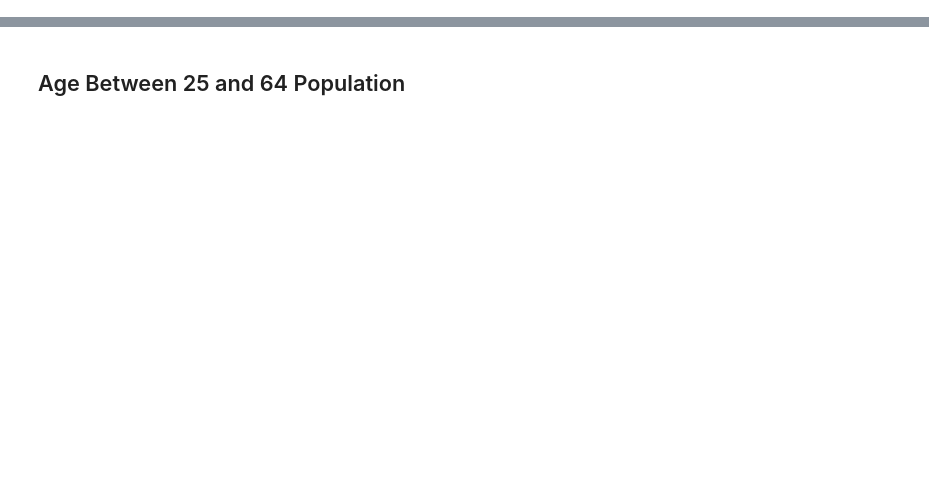
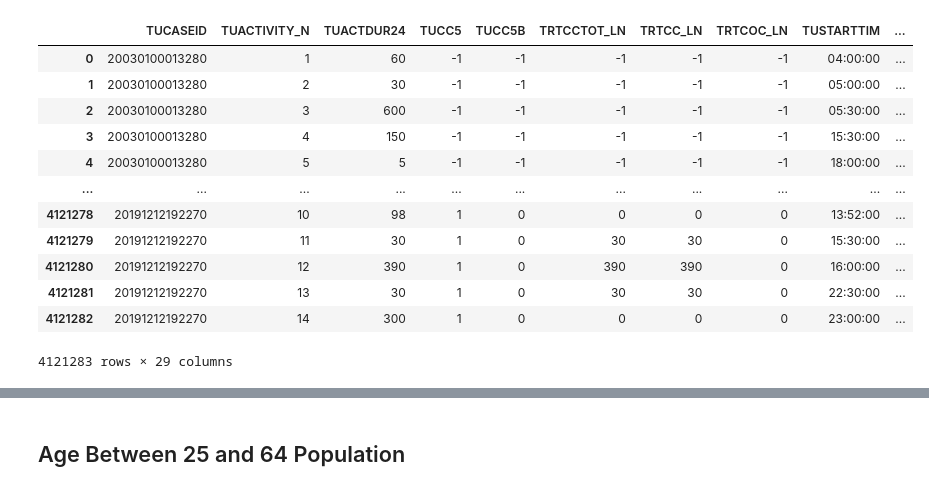
Before and after one commit to SinounPhoung/ATUS, a Jupyter notebook: 2003-2019 ATUS - Age 25 to 64.ipynb, the cells around one changed output, grey strips where cells are left out. Saved outputs shown, nothing was run; the diff lists cells and outputs as text; code cells hidden in the pictures; blank space fills up the shorter version.

```diff
--- a/2003-2019 ATUS - Age 25 to 64.ipynb
+++ b/2003-2019 ATUS - Age 25 to 64.ipynb
@@ -7,7 +7,21 @@ from sklearn.linear_model import LinearRegression
 # %%
 multi_act = pd.read_csv("ATUS DATA 03-19/atus_activity_0319.dat",
                         dtype= {"TRCODEP": object, "TRTIER1P": object, "TRTIER2P": object}) #using 2003-2019 activity file
-#multi_act
+multi_act
+# %% [output]
+|  | TUCASEID | TUACTIVITY_N | TUACTDUR24 | TUCC5 | TUCC5B | TRTCCTOT_LN | TRTCC_LN | TRTCOC_LN | TUSTARTTIM | ... |
+| 0 | 20030100013280 | 1 | 60 | -1 | -1 | -1 | -1 | -1 | 04:00:00 | ... |
+| 1 | 20030100013280 | 2 | 30 | -1 | -1 | -1 | -1 | -1 | 05:00:00 | ... |
+| 2 | 20030100013280 | 3 | 600 | -1 | -1 | -1 | -1 | -1 | 05:30:00 | ... |
+| 3 | 20030100013280 | 4 | 150 | -1 | -1 | -1 | -1 | -1 | 15:30:00 | ... |
+| 4 | 20030100013280 | 5 | 5 | -1 | -1 | -1 | -1 | -1 | 18:00:00 | ... |
+| ... | ... | ... | ... | ... | ... | ... | ... | ... | ... | ... |
+| 4121278 | 20191212192270 | 10 | 98 | 1 | 0 | 0 | 0 | 0 | 13:52:00 | ... |
+| 4121279 | 20191212192270 | 11 | 30 | 1 | 0 | 30 | 30 | 0 | 15:30:00 | ... |
+| 4121280 | 20191212192270 | 12 | 390 | 1 | 0 | 390 | 390 | 0 | 16:00:00 | ... |
+| 4121281 | 20191212192270 | 13 | 30 | 1 | 0 | 30 | 30 | 0 | 22:30:00 | ... |
+| 4121282 | 20191212192270 | 14 | 300 | 1 | 0 | 0 | 0 | 0 | 23:00:00 | ... |
+4121283 rows × 29 columns
 # %%
 multi_rost = pd.read_csv("ATUS DATA 03-19/atus_rost_0319.dat")
 
```
Also changed, not shown: parts of 5 cells of this notebook.
